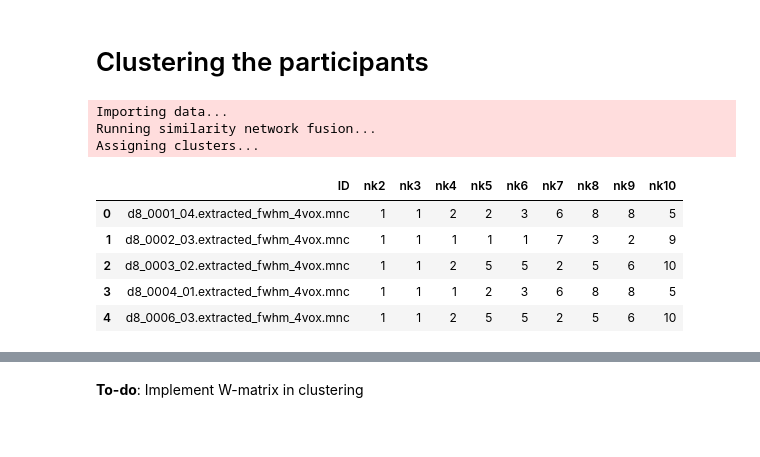
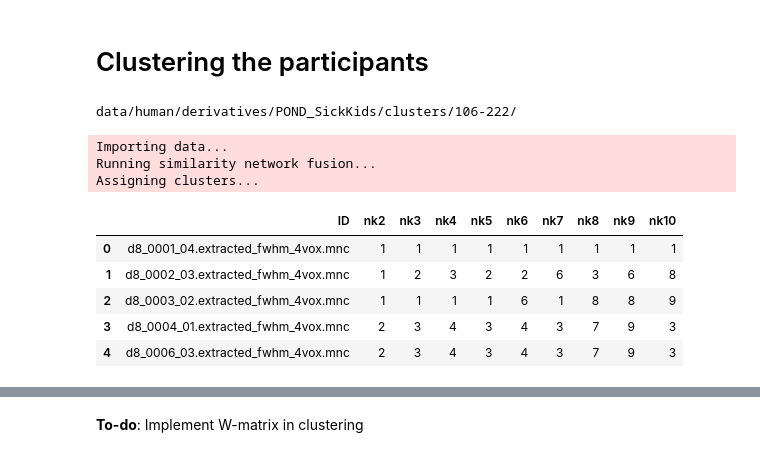
Before and after one commit to abeaucha/ClusteringAutism, a Jupyter notebook: pipeline_test.ipynb, the cells around one changed output, grey strips where cells are left out. Cells and saved outputs as stored; diff of their text form; code cells hidden in the pictures.

Commit message:
Updated human processing pipeline to use new effect size tools

```diff
--- a/pipeline_test.ipynb
+++ b/pipeline_test.ipynb
@@ -329,0 +334,3 @@ mask = 'data/human/registration/reference_files/mask.mnc'
+# %%
+df_metadata = pd.read_csv(es_metadata, dtype = 'str')
+df_metadata
@@ -376,2 +424,20 @@ es_rel_matrix_csv = os.path.join(es_dir_rel_downsampled_3mm, es_rel_matrix_csv)
+# %%
+# File in which to save the absolute effect size matrix
+es_rel_matrix_csv = 'effect_sizes.csv'
+es_rel_matrix_csv = os.path.join(es_dir_rel, es_rel_matrix_csv)
+
+# Compute the absolute effect size matrix
+df_es_rel = processing.build_voxel_matrix(infiles = es_files_rel,
+                                          mask = mask_3mm,
+                                          sort = True,
+                                          file_col = True,
+                                          parallel = False,
+                                          nproc = 2)
+
+# Extract file base names from paths
+df_es_rel['file'] = [os.path.basename(file) for file in df_es_rel['file']]
+
+# Write to file
+df_es_rel.to_csv(es_rel_matrix_csv, index = False)
 # %% [markdown]
 # Clustering the participants
@@ -400,21 +444,51 @@ cluster_file = os.path.join(cluster_dir, 'human_clusters.csv')
+# %%
+#Cluster parameters
+infiles = [es_abs_matrix_csv, es_rel_matrix_csv]
+nk_max = 10
+metric = 'correlation'
+K = 10
+sigma = 0.5
+t = 20
+
+#Combine cluster params with previous params
+cluster_params = es_params.copy()
+cluster_params.update({'clust_nk_max':nk_max,
+                       'clust_metric':metric,
+                       'clust_K':K,
+                       'clust_sigma':sigma,
+                       'clust_t':t})
+
+#Create cluster params ID based on previous ID
+cluster_params_id = '-'.join([es_params_id, utils.random_id(3)])
+
+#Create cluster params directory
+cluster_basedir = os.path.join(human_basedir, 'clusters')
+(cluster_dir, cluster_metadata) = utils.mkdir_from_params(params = cluster_params,
+                                                            basedir = cluster_basedir,
+                                                          params_id = cluster_params_id,
+                                                            return_metadata = True)
+
+cluster_file = os.path.join(cluster_dir, 'human_clusters.csv')
+# %% [output]
+data/human/derivatives/POND_SickKids/clusters/106-222/
 # %%
-# df_clusters = processing.cluster_human_data(infiles = infiles,
-#                                             rownames = 'file',
-#                                             nk_max = nk_max,
-#                                             metric = metric,
-#                                             K = K,
-#                                             sigma = sigma,
-#                                             t = t,
-#                                             cluster_file = cluster_file)
+df_clusters = processing.cluster_human_data(infiles = infiles,
+                                            rownames = 'file',
+                                            nk_max = nk_max,
+                                            metric = metric,
+                                            K = K,
+                                            sigma = sigma,
+                                            t = t,
+                                            cluster_file = cluster_file)
 
-# df_clusters.head()
+df_clusters.head()
 # %% [output]
 Importing data...
 Running similarity network fusion...
 Assigning clusters...
 |  | ID | nk2 | nk3 | nk4 | nk5 | nk6 | nk7 | nk8 | nk9 | nk10 |
-| 0 | d8_0001_04.extracted_fwhm_4vox.mnc | 1 | 1 | 2 | 2 | 3 | 6 | 8 | 8 | 5 |
-| 1 | d8_0002_03.extracted_fwhm_4vox.mnc | 1 | 1 | 1 | 1 | 1 | 7 | 3 | 2 | 9 |
-| 2 | d8_0003_02.extracted_fwhm_4vox.mnc | 1 | 1 | 2 | 5 | 5 | 2 | 5 | 6 | 10 |
-| 3 | d8_0004_01.extracted_fwhm_4vox.mnc | 1 | 1 | 1 | 2 | 3 | 6 | 8 | 8 | 5 |
-| 4 | d8_0006_03.extracted_fwhm_4vox.mnc | 1 | 1 | 2 | 5 | 5 | 2 | 5 | 6 | 10 |
+| 0 | d8_0001_04.extracted_fwhm_4vox.mnc | 1 | 1 | 1 | 1 | 1 | 1 | 1 | 1 | 1 |
+| 1 | d8_0002_03.extracted_fwhm_4vox.mnc | 1 | 2 | 3 | 2 | 2 | 6 | 3 | 6 | 8 |
+| 2 | d8_0003_02.extracted_fwhm_4vox.mnc | 1 | 1 | 1 | 1 | 6 | 1 | 8 | 8 | 9 |
+| 3 | d8_0004_01.extracted_fwhm_4vox.mnc | 2 | 3 | 4 | 3 | 4 | 3 | 7 | 9 | 3 |
+| 4 | d8_0006_03.extracted_fwhm_4vox.mnc | 2 | 3 | 4 | 3 | 4 | 3 | 7 | 9 | 3 |
```
Also changed, not shown: parts of 45 cells of this notebook.
